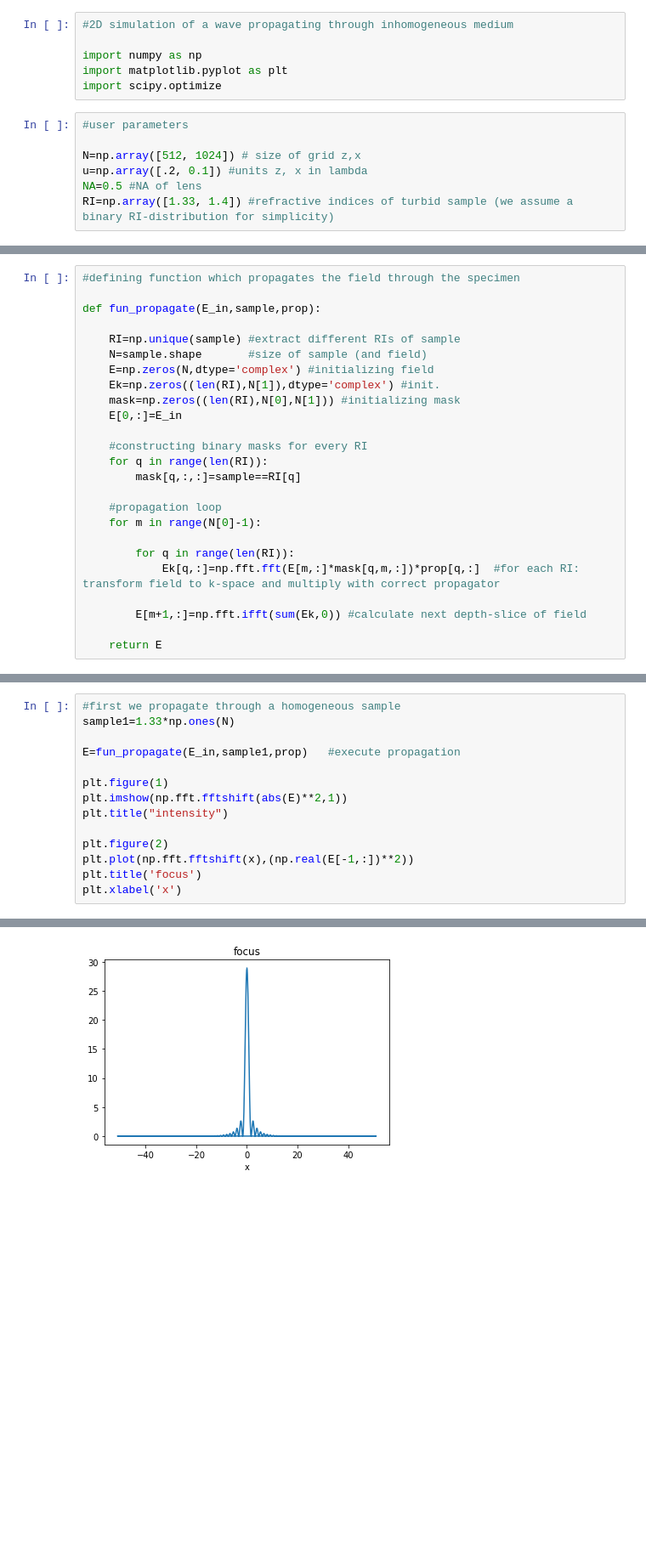
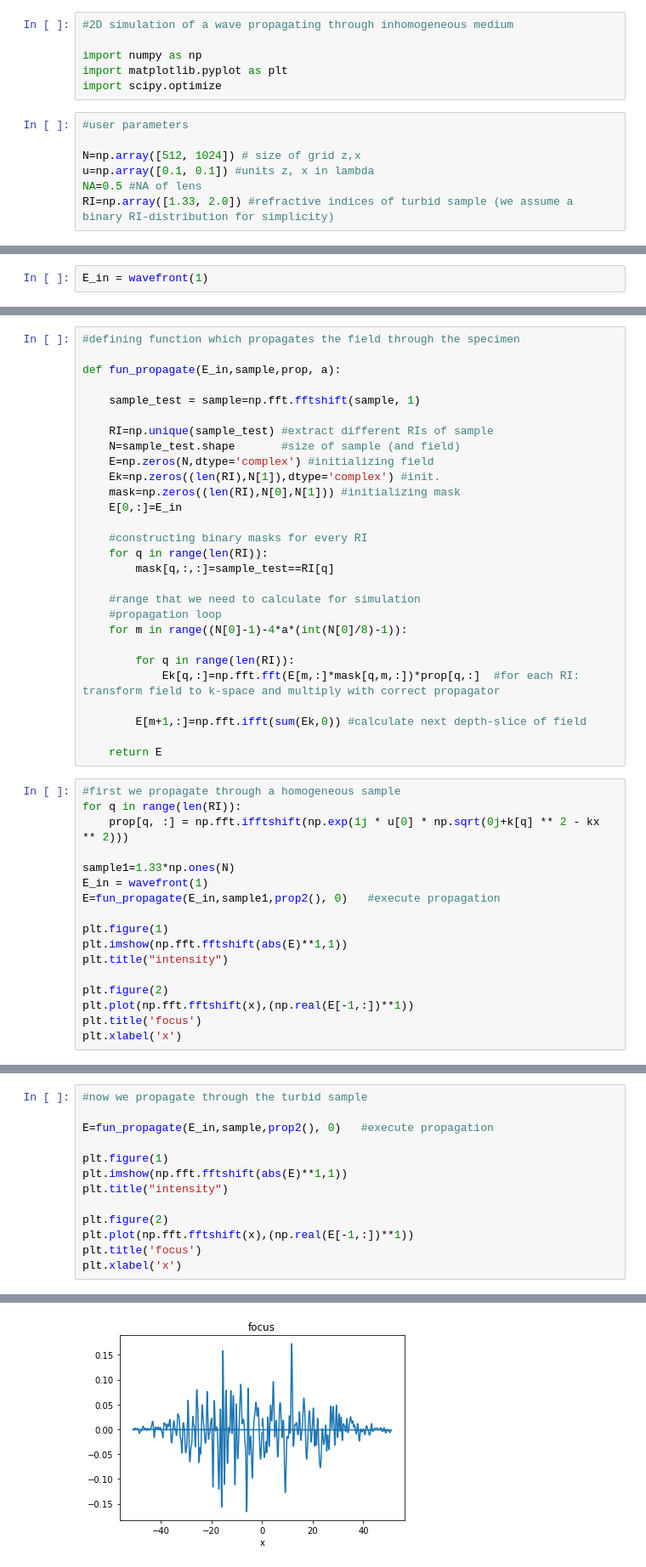
Before and after one commit to PrintRind/Turbid-Media-Propagation-Simulation, a Jupyter notebook: prop through turbid medium.ipynb, the cells around one changed output, grey strips where cells are left out. Shown: that part at 85% size. Cells and saved outputs as stored; diff of their text form; blank space fills up the shorter version.

Commit message:
Add files via upload
step sample and calculate beam profile at each scan position, still has problem with beam depth

```diff
--- a/prop through turbid medium.ipynb
+++ b/prop through turbid medium.ipynb
@@ -8,8 +8,8 @@ import scipy.optimize
 #user parameters
 
 N=np.array([512, 1024]) # size of grid z,x
-u=np.array([.2, 0.1]) #units z, x in lambda
+u=np.array([0.1, 0.1]) #units z, x in lambda
 NA=0.5 #NA of lens
-RI=np.array([1.33, 1.4]) #refractive indices of turbid sample (we assume a binary RI-distribution for simplicity)
+RI=np.array([1.33, 2.0]) #refractive indices of turbid sample (we assume a binary RI-distribution for simplicity)
 # %%
 #creating real-space grid
@@ -75,3 +66,5 @@ E_in=np.fft.ifftshift(amp*np.exp(1j*phase))  #already apply ifftshift (loop late
+# %%
+E_in = wavefront(1)
 # %%
 #defining propagator for each refractive index
 
@@ -84,10 +87,12 @@ for q in range(len(RI)):
 # %%
 #defining function which propagates the field through the specimen
 
-def fun_propagate(E_in,sample,prop):
+def fun_propagate(E_in,sample,prop, a):
 
-    RI=np.unique(sample) #extract different RIs of sample
-    N=sample.shape       #size of sample (and field)
+    sample_test = sample=np.fft.fftshift(sample, 1)
+
+    RI=np.unique(sample_test) #extract different RIs of sample
+    N=sample_test.shape       #size of sample (and field)
     E=np.zeros(N,dtype='complex') #initializing field
     Ek=np.zeros((len(RI),N[1]),dtype='complex') #init.
     mask=np.zeros((len(RI),N[0],N[1])) #initializing mask
@@ -95,10 +100,11 @@ def fun_propagate(E_in,sample,prop):
 
     #constructing binary masks for every RI
     for q in range(len(RI)):
-        mask[q,:,:]=sample==RI[q]
+        mask[q,:,:]=sample_test==RI[q]
 
+    #range that we need to calculate for simulation
     #propagation loop
-    for m in range(N[0]-1):
+    for m in range((N[0]-1)-4*a*(int(N[0]/8)-1)):
 
         for q in range(len(RI)):
             Ek[q,:]=np.fft.fft(E[m,:]*mask[q,m,:])*prop[q,:]  #for each RI: transform field to k-space and multiply with correct propagator
@@ -106,3 +112,20 @@ def fun_propagate(E_in,sample,prop):
         E[m+1,:]=np.fft.ifft(sum(Ek,0)) #calculate next depth-slice of field
 
     return E
+# %%
+#first we propagate through a homogeneous sample
+for q in range(len(RI)):
+    prop[q, :] = np.fft.ifftshift(np.exp(1j * u[0] * np.sqrt(0j+k[q] ** 2 - kx ** 2)))
+
+sample1=1.33*np.ones(N)
+E_in = wavefront(1)
+E=fun_propagate(E_in,sample1,prop2(), 0)   #execute propagation
+
+plt.figure(1)
+plt.imshow(np.fft.fftshift(abs(E)**1,1))
+plt.title("intensity")
+
+plt.figure(2)
+plt.plot(np.fft.fftshift(x),(np.real(E[-1,:])**1))
+plt.title('focus')
+plt.xlabel('x')
@@ -109,15 +136,14 @@ def fun_propagate(E_in,sample,prop):
 # %%
-#first we propagate through a homogeneous sample
-sample1=1.33*np.ones(N)
+#now we propagate through the turbid sample
 
-E=fun_propagate(E_in,sample1,prop)   #execute propagation
+E=fun_propagate(E_in,sample,prop2(), 0)   #execute propagation
 
 plt.figure(1)
-plt.imshow(np.fft.fftshift(abs(E)**2,1))
+plt.imshow(np.fft.fftshift(abs(E)**1,1))
 plt.title("intensity")
 
 plt.figure(2)
-plt.plot(np.fft.fftshift(x),(np.real(E[-1,:])**2))
+plt.plot(np.fft.fftshift(x),(np.real(E[-1,:])**1))
 plt.title('focus')
 plt.xlabel('x')
 # %% [output]
@@ -126 +152 @@ Text(0.5,0,'x')
-[figure, old version]
+[figure, new version]
```
Also changed, not shown: parts of 17 cells of this notebook.
